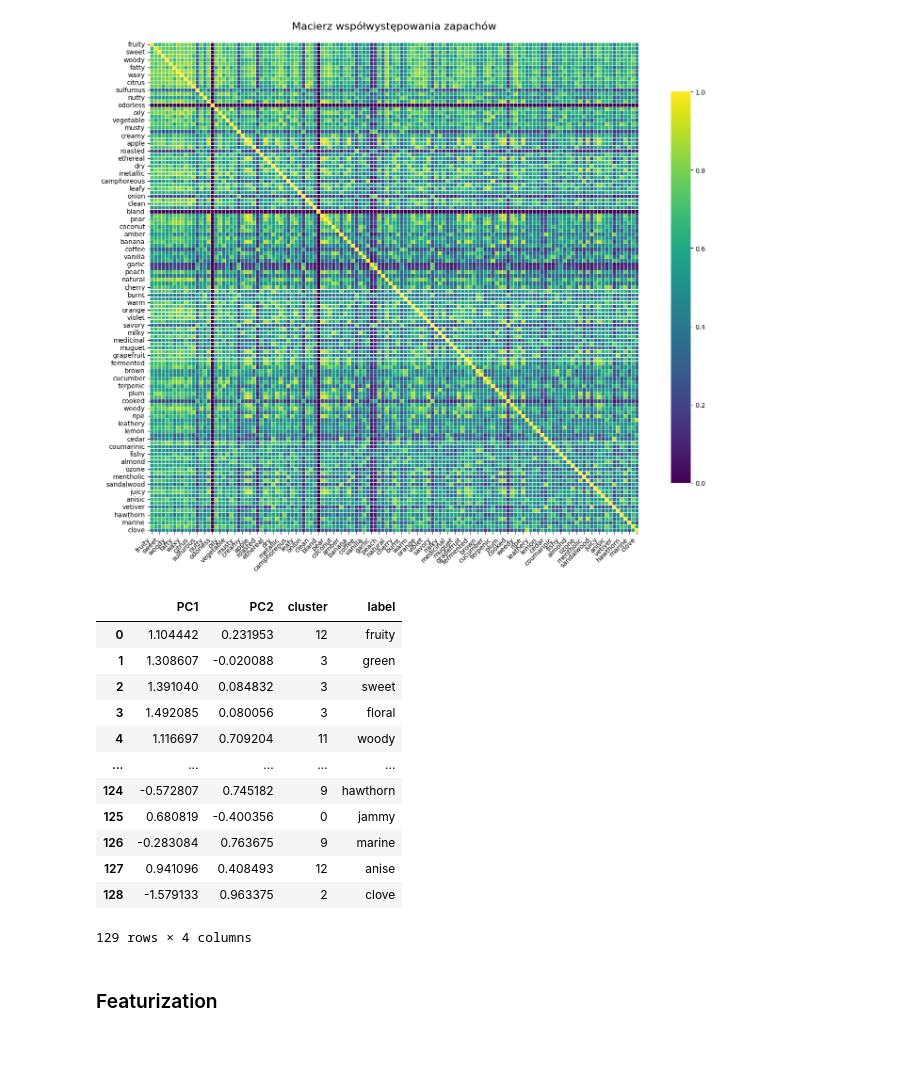
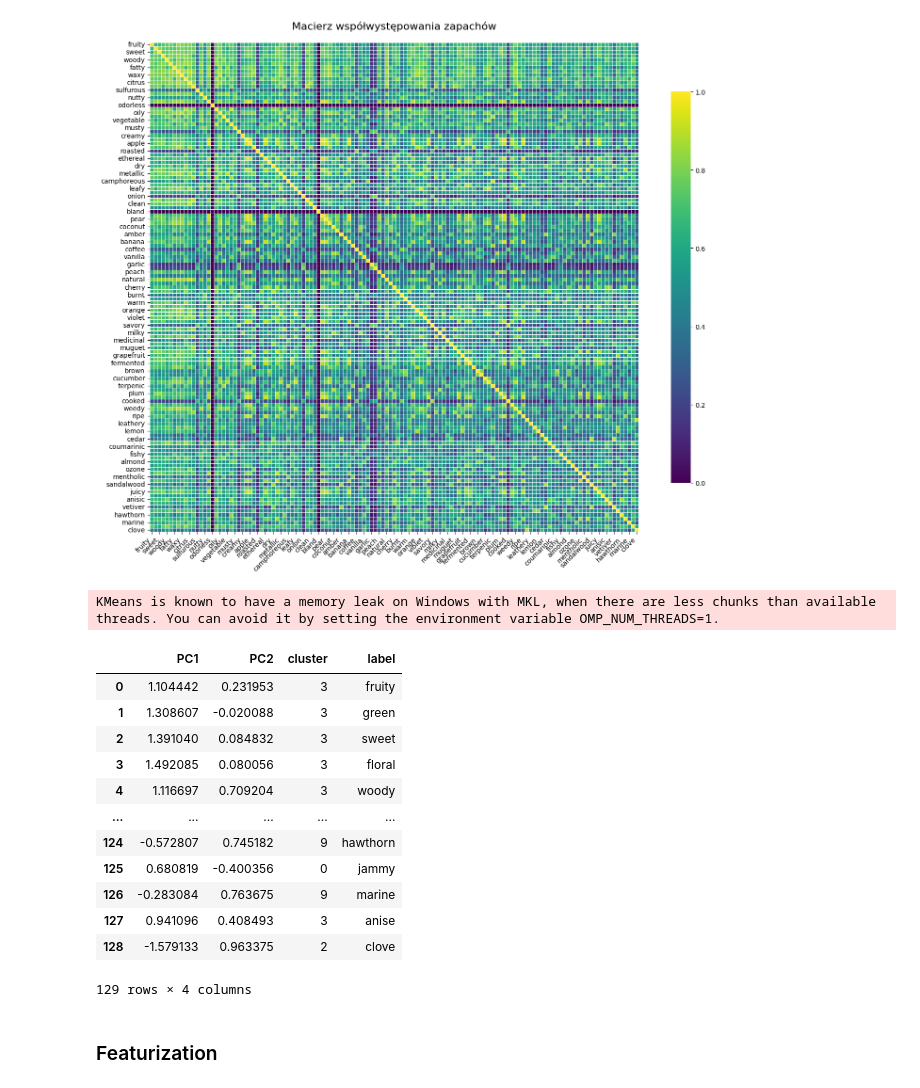
Before and after one commit to cluiverto/osmo, a Jupyter notebook: notebooks/goodscents.ipynb, the cells around one changed output. Drawn from its saved outputs; the diff is of its cells as text; code cells hidden in the pictures; blank space fills up the shorter version.

```diff
--- a/notebooks/goodscents.ipynb
+++ b/notebooks/goodscents.ipynb
@@ -91,22 +95,23 @@ similarity = pco_similarity_matrix(matrix)
 # %%
 from predicting_odor_from_molecular_structure import plotly_pca_kmeans
 #plotly_pca_kmeans(similarity, n_components=2, n_clusters=6)
-coords, clusters, df_plot = plotly_pca_kmeans(similarity, n_components=2, n_clusters=15)
+coords, clusters, df_plot = plotly_pca_kmeans(similarity, n_components=2, n_clusters=10)
 df_plot
 # %% [output]
+KMeans is known to have a memory leak on Windows with MKL, when there are less chunks than available threads. You can avoid it by setting the environment variable OMP_NUM_THREADS=1.
 |  | PC1 | PC2 | cluster | label |
-| 0 | 1.104442 | 0.231953 | 12 | fruity |
+| 0 | 1.104442 | 0.231953 | 3 | fruity |
 | 1 | 1.308607 | -0.020088 | 3 | green |
 | 2 | 1.391040 | 0.084832 | 3 | sweet |
 | 3 | 1.492085 | 0.080056 | 3 | floral |
-| 4 | 1.116697 | 0.709204 | 11 | woody |
+| 4 | 1.116697 | 0.709204 | 3 | woody |
 | ... | ... | ... | ... | ... |
 | 124 | -0.572807 | 0.745182 | 9 | hawthorn |
 | 125 | 0.680819 | -0.400356 | 0 | jammy |
 | 126 | -0.283084 | 0.763675 | 9 | marine |
-| 127 | 0.941096 | 0.408493 | 12 | anise |
+| 127 | 0.941096 | 0.408493 | 3 | anise |
 | 128 | -1.579133 | 0.963375 | 2 | clove |
-129 rows × 4 columns
+129 rows × 4 columns
 # %% [markdown]
 ### Featurization
 # %%
```
Also changed, not shown: parts of 18 cells of this notebook, 2 other files.
